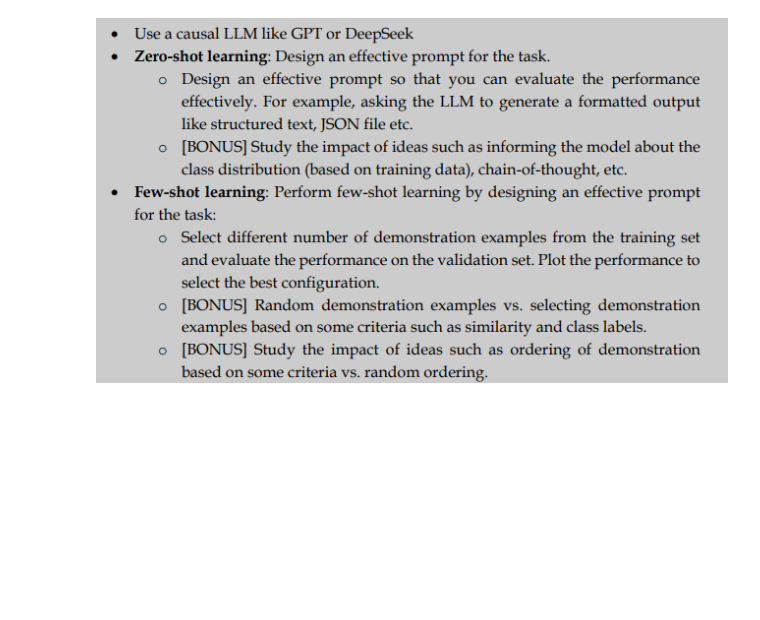
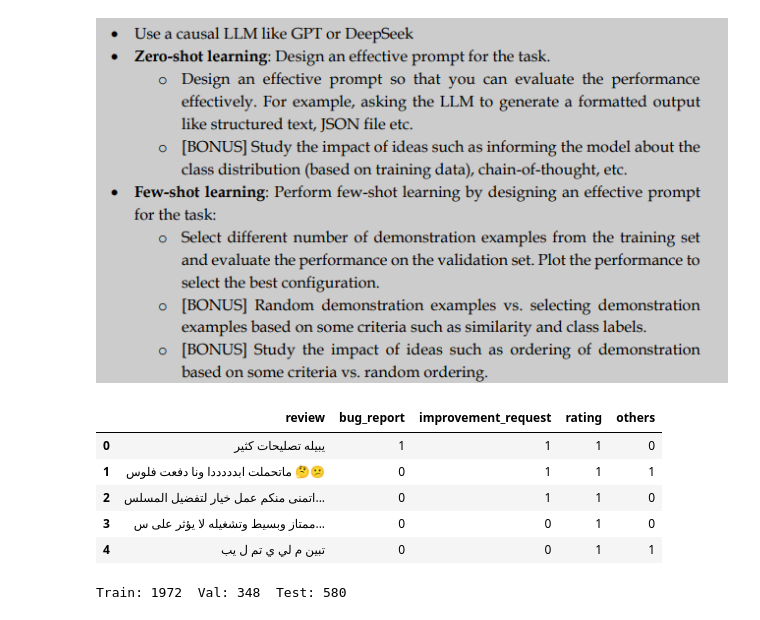
Before and after one commit to Ryuki17/Arabic-App-Review-Classification-Project-NLP, a Jupyter notebook: F_G_parts.ipynb, the cells around one changed output. Saved outputs shown, nothing was run; the diff lists cells and outputs as text; code cells hidden in the pictures; blank space fills up the shorter version.

```diff
--- a/F_G_parts.ipynb
+++ b/F_G_parts.ipynb
@@ -270,4 +270,24 @@ four_shots →  Acc: 0.650, Macro-F1: 0.627
 #Part-G [15 points]: Multilabel App Review Classification: In-Context learning using causal LLM
 # %% [markdown]
 ![image.png](embedded-picture-1)
+# %%
+import pandas as pd
+df_multilabel = pd.read_csv('App Reviews-MultiLabel.csv')
+df_multilabel.head(5)
+# %% [output]
+|  | review | bug_report | improvement_request | rating | others |
+| 0 | يبيله تصليحات كثير | 1 | 1 | 1 | 0 |
+| 1 | ماتحملت ابدددددا ونا دفعت فلوس 🤔😕 | 0 | 1 | 1 | 1 |
+| 2 | اتمنى منكم عمل خيار لتفضيل المسلس... | 0 | 1 | 1 | 0 |
+| 3 | ممتاز وبسيط وتشغيله لا يؤثر على س... | 0 | 0 | 1 | 0 |
+| 4 | تبين م لي ي تم ل يب | 0 | 0 | 1 | 1 |
+# %%
+from sklearn.model_selection import train_test_split
+X = df_multilabel['review']
+y = df_multilabel[["bug_report", "improvement_request", "rating", "others"]]
+X_train, X_test, y_train, y_test = train_test_split(X, y, test_size=0.2, random_state=777)
+X_train, X_val, y_train, y_val = train_test_split(X_train, y_train, test_size=0.15, random_state=777)
+print(f"Train: {len(X_train)}  Val: {len(X_val)}  Test: {len(X_test)}")
+# %% [output]
+Train: 1972  Val: 348  Test: 580
 # %%
```
Also changed, not shown: parts of 24 cells of this notebook.
